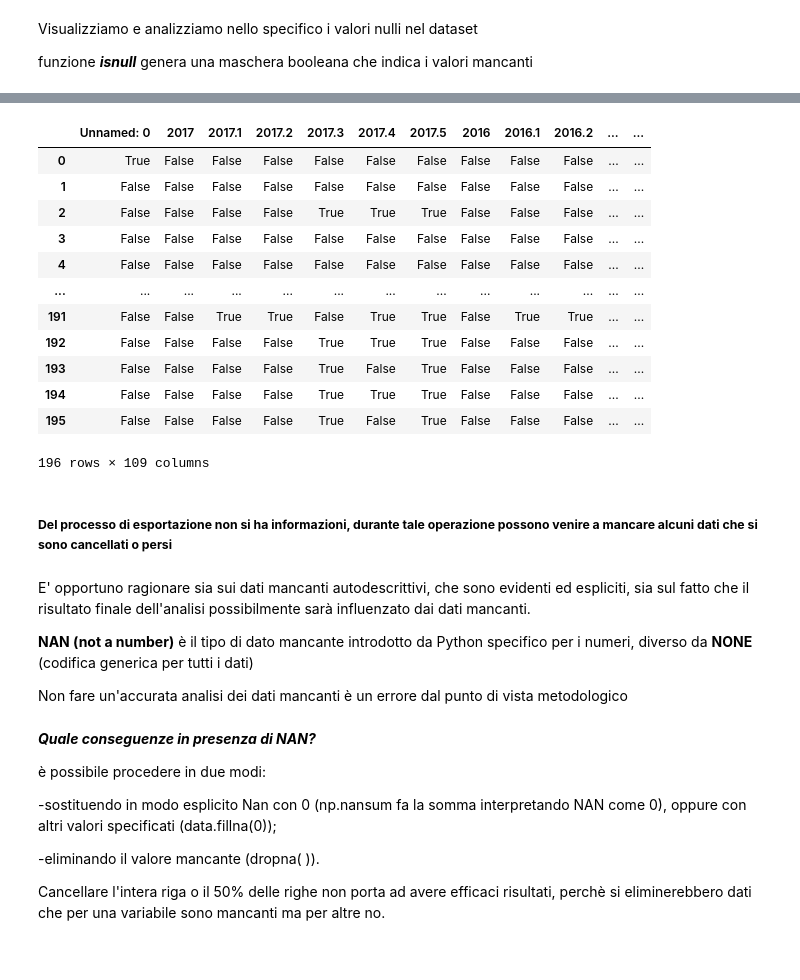
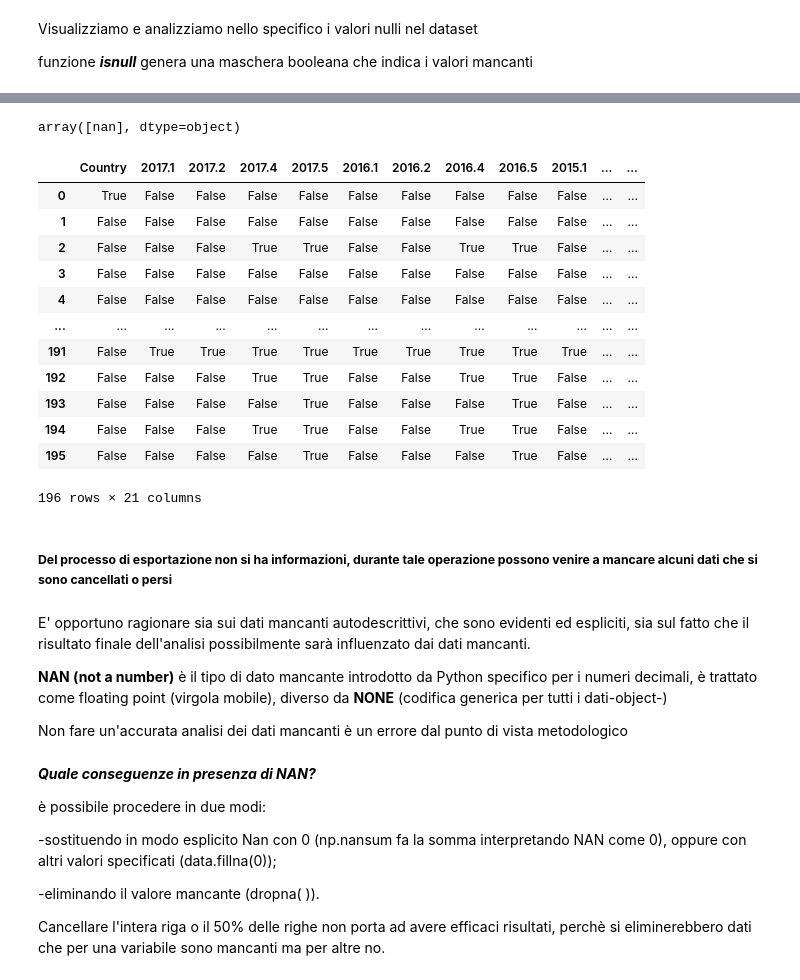
Before and after one commit to FRANCE2011/Uni-github, a Jupyter notebook: Sanitation and Global Health.ipynb, the cells around one changed output, grey strips where cells are left out. Drawn from its saved outputs; the diff is of its cells as text; code cells hidden in the pictures.

```diff
--- a/Sanitation and Global Health.ipynb
+++ b/Sanitation and Global Health.ipynb
@@ -71,7 +71,8 @@ pandas.core.frame.DataFrame
 # %% [markdown]
 ### Alcune operazioni per ordinare il dataframe
 # %%
-df_sanitation.rename(columns={'Unnamed: 0' : 'Country'})
+new = df_sanitation.rename(columns={'Unnamed: 0' : 'Country'})
+new
 # %% [output]
 |  | Country | 2017 | 2017.1 | 2017.2 | 2017.3 | 2017.4 | 2017.5 | 2016 | 2016.1 | 2016.2 | ... | ... |
 | 0 | NaN | Population using at least basic s... | Population using at least basic s... | Population using at least basic s... | Population using safely managed s... | Population using safely managed s... | Population using safely managed s... | Population using at least basic s... | Population using at least basic s... | Population using at least basic s... | ... | ... |
@@ -106,0 +92,2 @@ df_sanitation.sort_values(by="2017") # vogliamo ordinare il dataframe in base al
+# %%
+dd = new[['Country', '2017.1', '2017.2', '2017.4', '2017.5', '2016.1', '2016.2', '2016.4', '2016.5', '2015.1', '2015.2', '2015.4', '2015.5', '2014.1', '2014.2', '2014.4', '2014.5', '2013.1', '2013.2', '2013.4', '2013.5']]
@@ -141,25 +259,29 @@ df_sanitation.isnull().any  # restituisce valore booleano
+# %%
+dd.loc[dd['2017.1'].isnull(), '2017.1'].unique()
+# %% [output]
+array([nan], dtype=object)
 # %%
-df_sanitation.isna() # utilizzo funzione isna() che mi restituisce True per ogni valore Nan, specifica quali celle nel nostro dataset sono mancanti, oppure il comando opposto notna()
+dd.isna() # utilizzo funzione isna() che mi restituisce True per ogni valore Nan, specifica quali celle nel nostro dataset sono mancanti, oppure il comando opposto notna()
 # %% [output]
-|  | Unnamed: 0 | 2017 | 2017.1 | 2017.2 | 2017.3 | 2017.4 | 2017.5 | 2016 | 2016.1 | 2016.2 | ... | ... |
+|  | Country | 2017.1 | 2017.2 | 2017.4 | 2017.5 | 2016.1 | 2016.2 | 2016.4 | 2016.5 | 2015.1 | ... | ... |
 | 0 | True | False | False | False | False | False | False | False | False | False | ... | ... |
 | 1 | False | False | False | False | False | False | False | False | False | False | ... | ... |
-| 2 | False | False | False | False | True | True | True | False | False | False | ... | ... |
+| 2 | False | False | False | True | True | False | False | True | True | False | ... | ... |
 | 3 | False | False | False | False | False | False | False | False | False | False | ... | ... |
 | 4 | False | False | False | False | False | False | False | False | False | False | ... | ... |
 | ... | ... | ... | ... | ... | ... | ... | ... | ... | ... | ... | ... | ... |
-| 191 | False | False | True | True | False | True | True | False | True | True | ... | ... |
-| 192 | False | False | False | False | True | True | True | False | False | False | ... | ... |
-| 193 | False | False | False | False | True | False | True | False | False | False | ... | ... |
-| 194 | False | False | False | False | True | True | True | False | False | False | ... | ... |
-| 195 | False | False | False | False | True | False | True | False | False | False | ... | ... |
+| 191 | False | True | True | True | True | True | True | True | True | True | ... | ... |
+| 192 | False | False | False | True | True | False | False | True | True | False | ... | ... |
+| 193 | False | False | False | False | True | False | False | False | True | False | ... | ... |
+| 194 | False | False | False | True | True | False | False | True | True | False | ... | ... |
+| 195 | False | False | False | False | True | False | False | False | True | False | ... | ... |
-196 rows × 109 columns
+196 rows × 21 columns
 # %% [markdown]
 ##### **Del processo di esportazione non si ha informazioni, durante tale operazione possono venire a mancare alcuni dati che si sono cancellati o persi**
 # %% [markdown]
 E' opportuno ragionare sia sui dati mancanti autodescrittivi, che sono evidenti ed espliciti, sia sul fatto che il risultato finale dell'analisi possibilmente sarà influenzato dai dati mancanti.
 
-**NAN (not a number)** è il tipo di dato mancante introdotto da Python specifico per i numeri, diverso da **NONE** (codifica generica per tutti i dati)
+**NAN (not a number)** è il tipo di dato mancante introdotto da Python specifico per i numeri decimali, è trattato come floating point (virgola mobile), diverso da **NONE** (codifica generica per tutti i dati-object-)
 
 Non fare un'accurata analisi dei dati mancanti è un errore dal punto di vista metodologico
 # %% [markdown]
```
Also changed, not shown: parts of 32 cells of this notebook.
